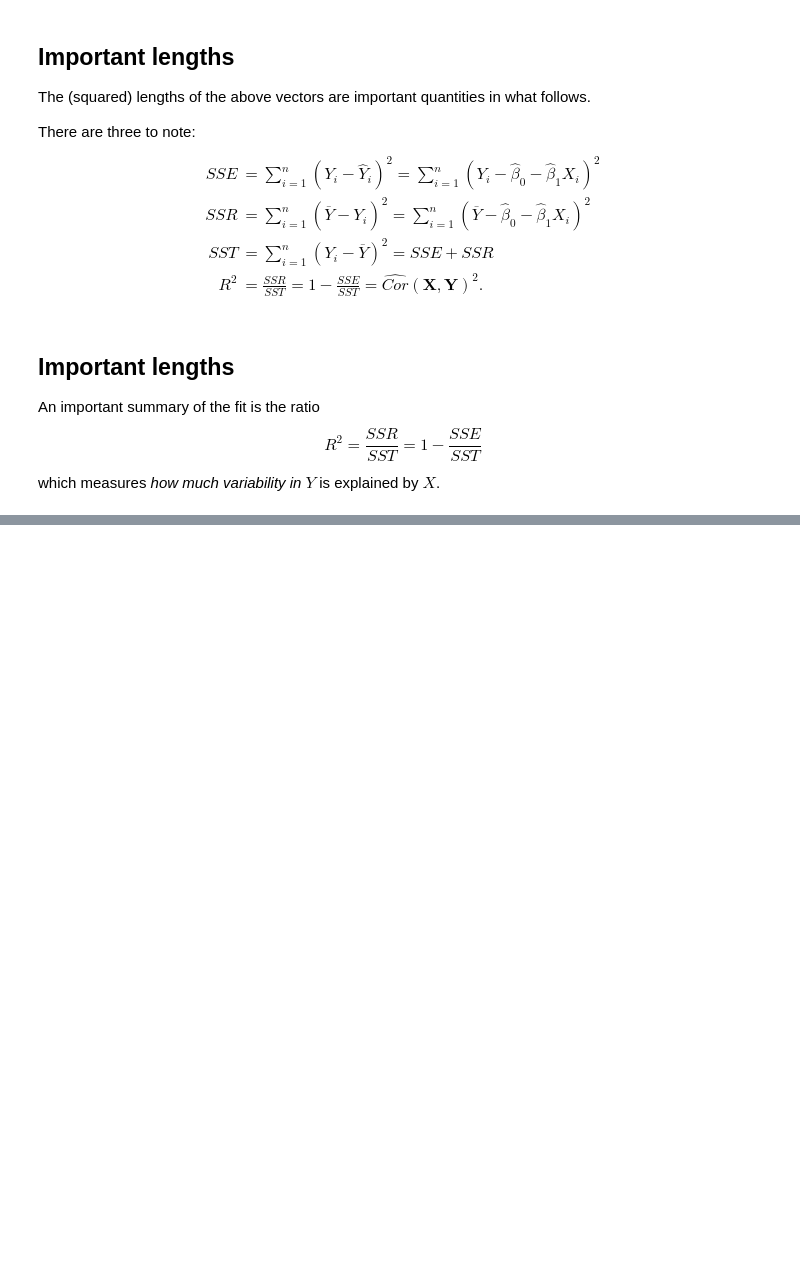
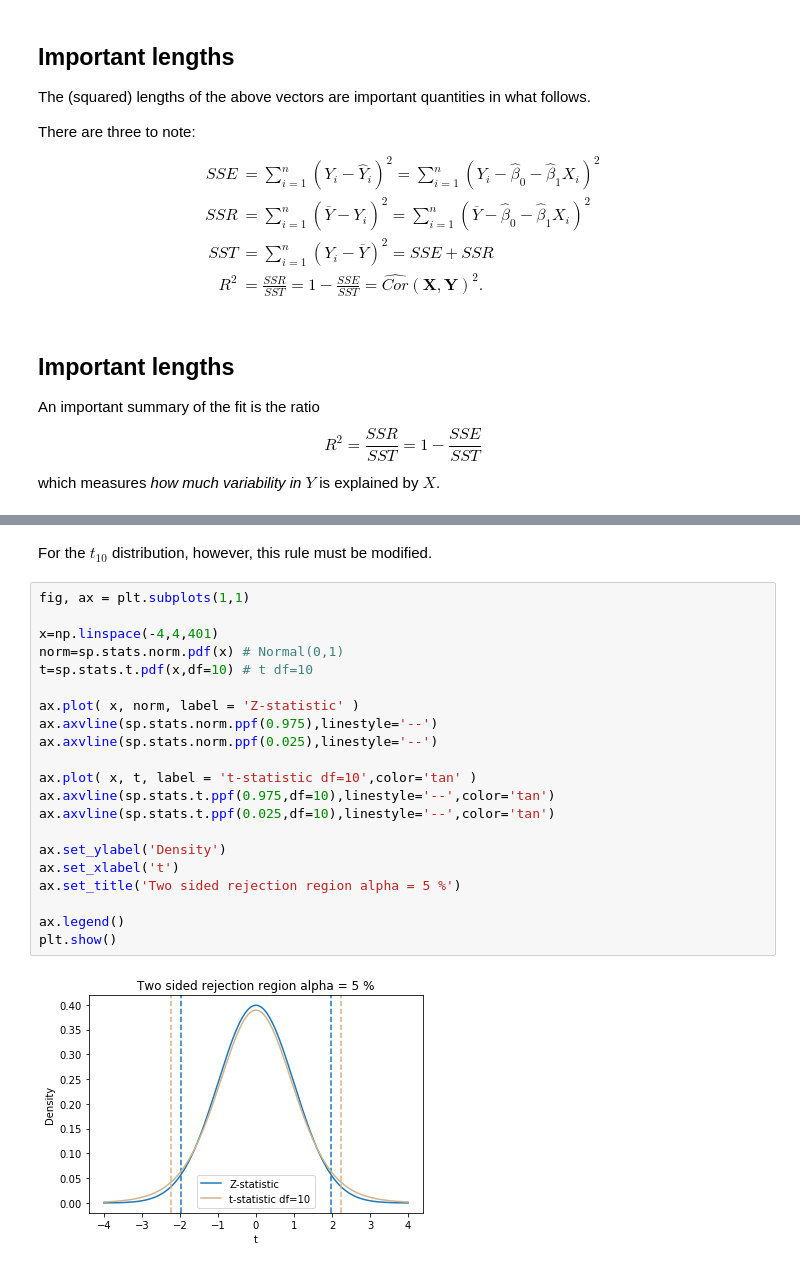
Before and after one commit to antshk/pyStanfordStats191, a Jupyter notebook: 3. Simple linear regression.ipynb, the cells around one changed output, grey strips where cells are left out. Drawn from its saved outputs; the diff is of its cells as text; blank space fills up the shorter version.

```diff
--- a/3. Simple linear regression.ipynb
+++ b/3. Simple linear regression.ipynb
@@ -294,0 +502,25 @@ Gary Koop and Justin L. Tobias, "Learning about Heterogeneity in Returns to Scho
+# %% [markdown]
+For the $t_{10}$ distribution, however, this rule must be modified.
+# %%
+fig, ax = plt.subplots(1,1)
+
+x=np.linspace(-4,4,401)
+norm=sp.stats.norm.pdf(x) # Normal(0,1)
+t=sp.stats.t.pdf(x,df=10) # t df=10
+
+ax.plot( x, norm, label = 'Z-statistic' )
+ax.axvline(sp.stats.norm.ppf(0.975),linestyle='--')
+ax.axvline(sp.stats.norm.ppf(0.025),linestyle='--')
+
+ax.plot( x, t, label = 't-statistic df=10',color='tan' )
+ax.axvline(sp.stats.t.ppf(0.975,df=10),linestyle='--',color='tan')
+ax.axvline(sp.stats.t.ppf(0.025,df=10),linestyle='--',color='tan')
+
+ax.set_ylabel('Density')
+ax.set_xlabel('t')
+ax.set_title('Two sided rejection region alpha = 5 %')
+
+ax.legend()
+plt.show()
+# %% [output]
+[figure, added]
```
Also changed, not shown: parts of 72 cells of this notebook.
